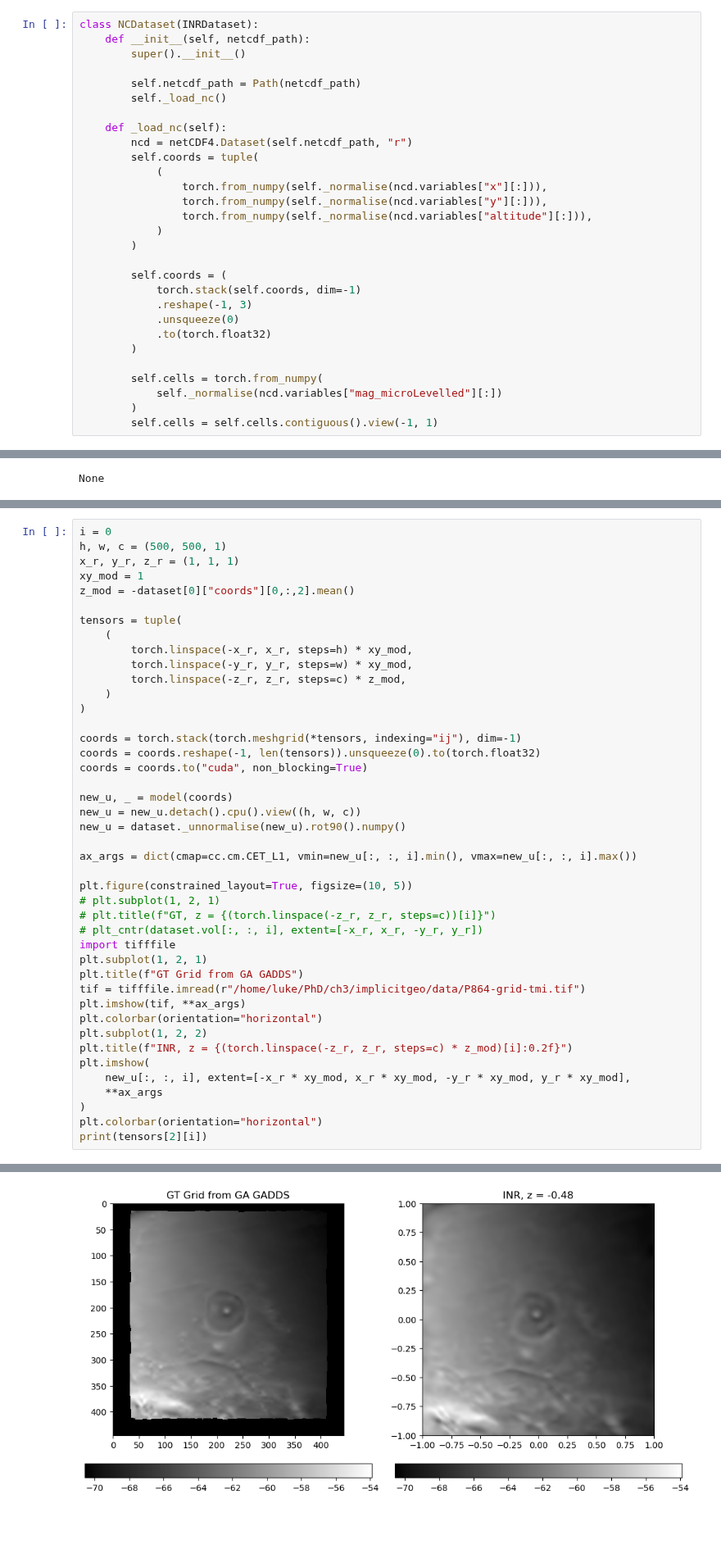
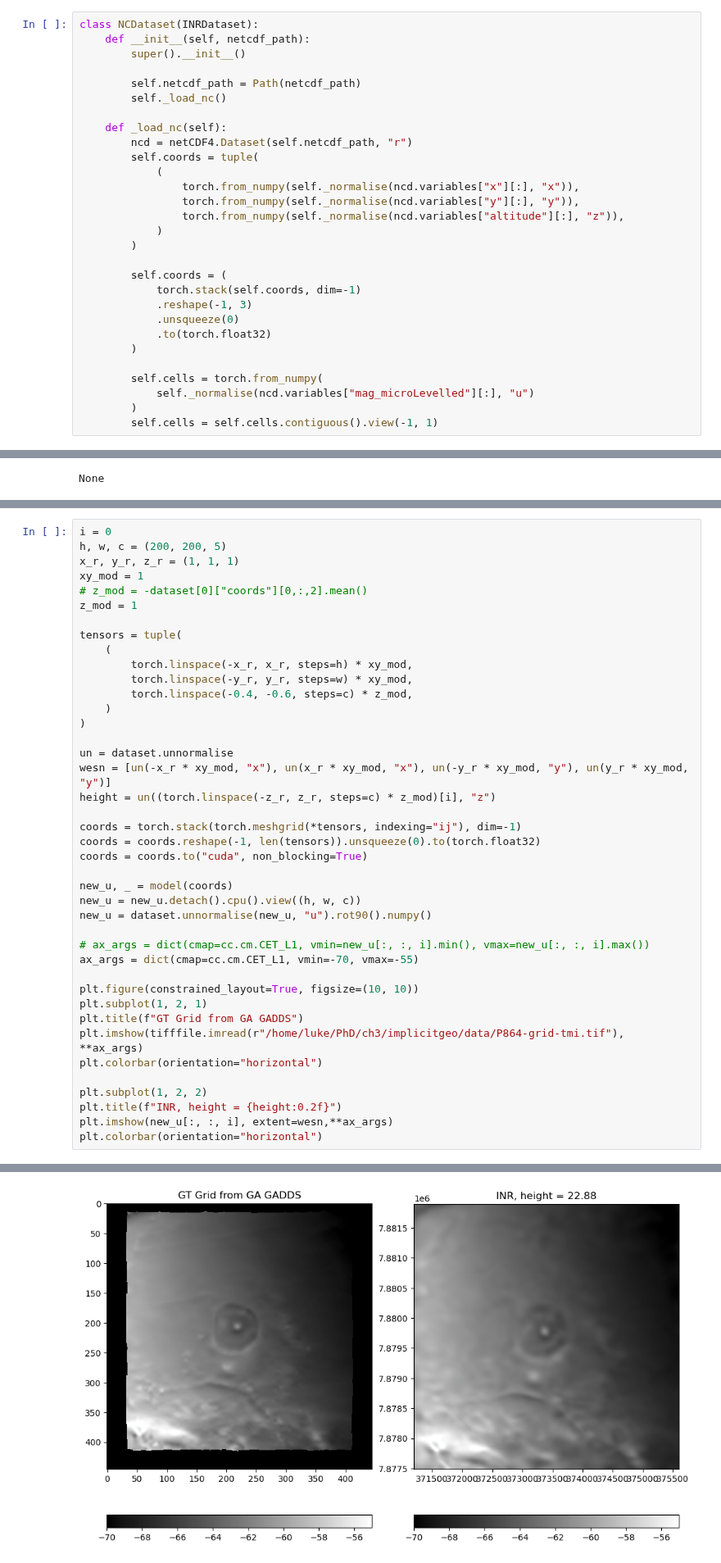
Before and after one commit to LSgeo/ImplicitGeo, a Jupyter notebook: GeoINR3D.ipynb, the cells around one changed output, grey strips where cells are left out. Shown at 82% size. Cells and saved outputs as stored; diff of their text form; blank space fills up the shorter version.

Commit message:
Make some plots for qaqc

```diff
--- a/GeoINR3D.ipynb
+++ b/GeoINR3D.ipynb
@@ -244,9 +261,9 @@ class NCDataset(INRDataset):
         ncd = netCDF4.Dataset(self.netcdf_path, "r")
         self.coords = tuple(
             (
-                torch.from_numpy(self._normalise(ncd.variables["x"][:])),
-                torch.from_numpy(self._normalise(ncd.variables["y"][:])),
-                torch.from_numpy(self._normalise(ncd.variables["altitude"][:])),
+                torch.from_numpy(self._normalise(ncd.variables["x"][:], "x")),
+                torch.from_numpy(self._normalise(ncd.variables["y"][:], "y")),
+                torch.from_numpy(self._normalise(ncd.variables["altitude"][:], "z")),
             )
         )
 
@@ -258,7 +275,7 @@ class NCDataset(INRDataset):
         )
 
         self.cells = torch.from_numpy(
-            self._normalise(ncd.variables["mag_microLevelled"][:])
+            self._normalise(ncd.variables["mag_microLevelled"][:], "u")
         )
         self.cells = self.cells.contiguous().view(-1, 1)
 # %%
@@ -412,18 +429,23 @@ plt_cntr(u[:, :, i], extent=default_extent)
 AttributeError: 'NCDataset' object has no attribute 'vol'
 # %%
 i = 0
-h, w, c = (500, 500, 1)
+h, w, c = (200, 200, 5)
 x_r, y_r, z_r = (1, 1, 1)
 xy_mod = 1
-z_mod = -dataset[0]["coords"][0,:,2].mean()
+# z_mod = -dataset[0]["coords"][0,:,2].mean()
+z_mod = 1
 
 tensors = tuple(
     (
         torch.linspace(-x_r, x_r, steps=h) * xy_mod,
         torch.linspace(-y_r, y_r, steps=w) * xy_mod,
-        torch.linspace(-z_r, z_r, steps=c) * z_mod,
+        torch.linspace(-0.4, -0.6, steps=c) * z_mod,
     )
 )
+
+un = dataset.unnormalise
+wesn = [un(-x_r * xy_mod, "x"), un(x_r * xy_mod, "x"), un(-y_r * xy_mod, "y"), un(y_r * xy_mod, "y")]
+height = un((torch.linspace(-z_r, z_r, steps=c) * z_mod)[i], "z")
 
 coords = torch.stack(torch.meshgrid(*tensors, indexing="ij"), dim=-1)
 coords = coords.reshape(-1, len(tensors)).unsqueeze(0).to(torch.float32)
@@ -431,26 +453,19 @@ coords = coords.to("cuda", non_blocking=True)
 
 new_u, _ = model(coords)
 new_u = new_u.detach().cpu().view((h, w, c))
-new_u = dataset._unnormalise(new_u).rot90().numpy()
+new_u = dataset.unnormalise(new_u, "u").rot90().numpy()
 
-ax_args = dict(cmap=cc.cm.CET_L1, vmin=new_u[:, :, i].min(), vmax=new_u[:, :, i].max())
+# ax_args = dict(cmap=cc.cm.CET_L1, vmin=new_u[:, :, i].min(), vmax=new_u[:, :, i].max())
+ax_args = dict(cmap=cc.cm.CET_L1, vmin=-70, vmax=-55)
 
-plt.figure(constrained_layout=True, figsize=(10, 5))
-# plt.subplot(1, 2, 1)
-# plt.title(f"GT, z = {(torch.linspace(-z_r, z_r, steps=c))[i]}")
-# plt_cntr(dataset.vol[:, :, i], extent=[-x_r, x_r, -y_r, y_r])
-import tifffile
+plt.figure(constrained_layout=True, figsize=(10, 10))
 plt.subplot(1, 2, 1)
 plt.title(f"GT Grid from GA GADDS")
-tif = tifffile.imread(r"/home/luke/PhD/ch3/implicitgeo/data/P864-grid-tmi.tif")
-plt.imshow(tif, **ax_args)
+plt.imshow(tifffile.imread(r"/home/luke/PhD/ch3/implicitgeo/data/P864-grid-tmi.tif"), **ax_args)
 plt.colorbar(orientation="horizontal")
+
 plt.subplot(1, 2, 2)
-plt.title(f"INR, z = {(torch.linspace(-z_r, z_r, steps=c) * z_mod)[i]:0.2f}")
-plt.imshow(
-    new_u[:, :, i], extent=[-x_r * xy_mod, x_r * xy_mod, -y_r * xy_mod, y_r * xy_mod],
-    **ax_args
-)
+plt.title(f"INR, height = {height:0.2f}")
+plt.imshow(new_u[:, :, i], extent=wesn,**ax_args)
 plt.colorbar(orientation="horizontal")
-print(tensors[2][i])
 # %% [output]
@@ -458 +473 @@ tensor(-0.4837)
-[figure, old version]
+[figure, new version]
```
Also changed, not shown: parts of 11 cells of this notebook.
